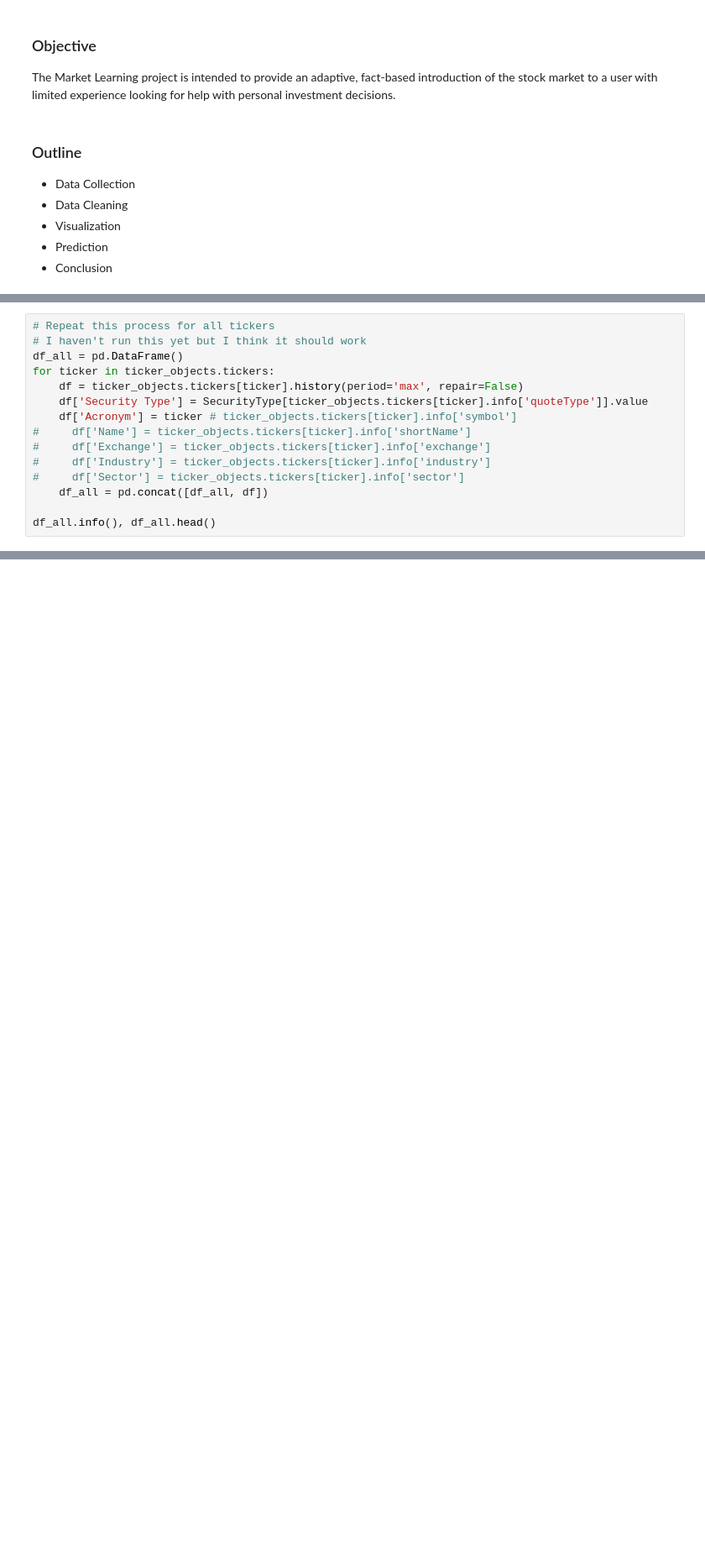
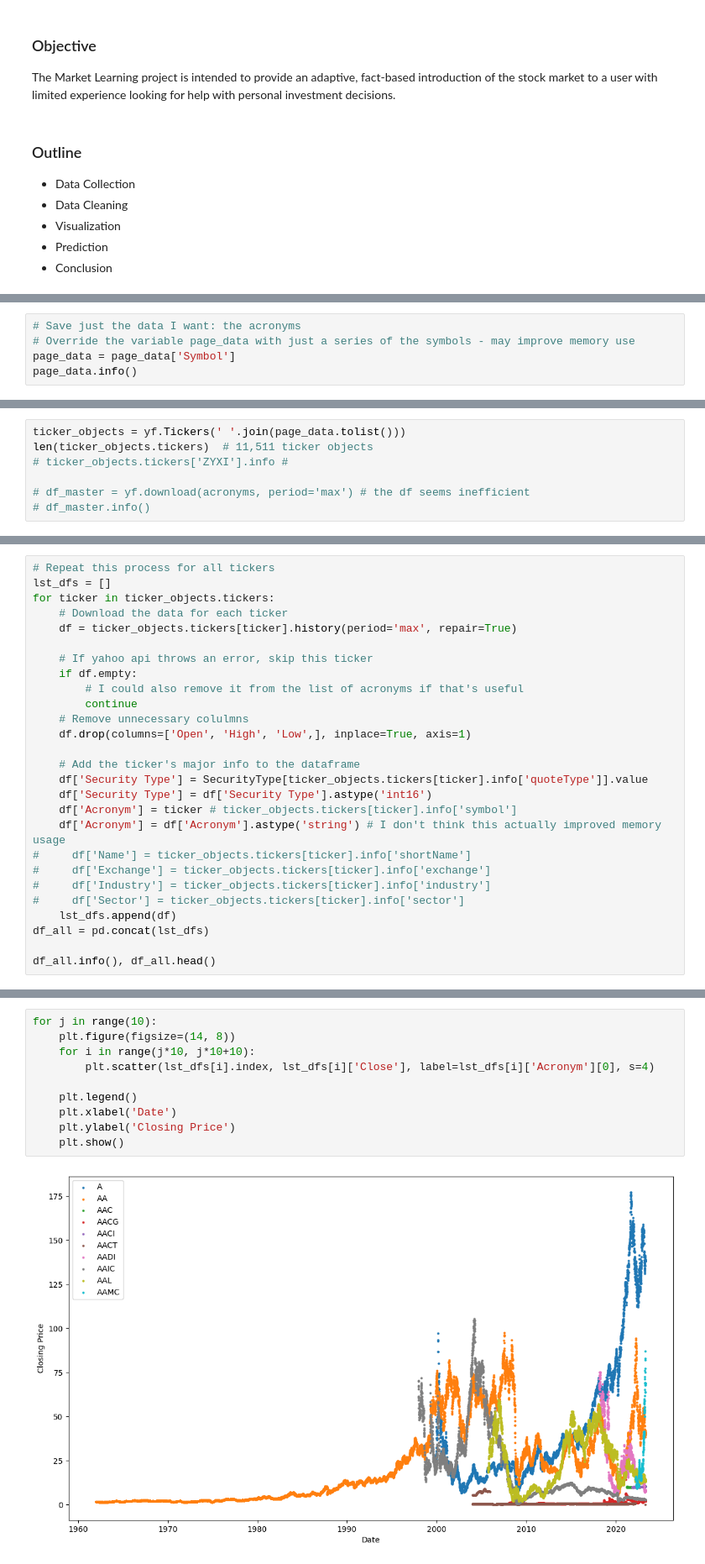
Before and after one commit to n-ghosh/Market-Learning, a Jupyter notebook: market_learning.ipynb, the cells around one changed output, grey strips where cells are left out. Shown at 84% size. Cells and saved outputs as stored; diff of their text form; blank space fills up the shorter version.

```diff
--- a/market_learning.ipynb
+++ b/market_learning.ipynb
@@ -73,0 +107,5 @@ ticker_objects.tickers['AAPL'].info
+# %%
+# Save just the data I want: the acronyms
+# Override the variable page_data with just a series of the symbols - may improve memory use
+page_data = page_data['Symbol']
+page_data.info()
@@ -73,0 +121,7 @@ ticker_objects.tickers['AAPL'].info
+# %%
+ticker_objects = yf.Tickers(' '.join(page_data.tolist()))
+len(ticker_objects.tickers)  # 11,511 ticker objects
+# ticker_objects.tickers['ZYXI'].info #
+
+# df_master = yf.download(acronyms, period='max') # the df seems inefficient
+# df_master.info()
@@ -101,16 +176,28 @@ class SecurityType(Enum):
 # %%
 # Repeat this process for all tickers
-# I haven't run this yet but I think it should work
-df_all = pd.DataFrame()
+lst_dfs = []
 for ticker in ticker_objects.tickers:
-    df = ticker_objects.tickers[ticker].history(period='max', repair=False)
+    # Download the data for each ticker
+    df = ticker_objects.tickers[ticker].history(period='max', repair=True)
+
+    # If yahoo api throws an error, skip this ticker
+    if df.empty:
+        # I could also remove it from the list of acronyms if that's useful
+        continue
+    # Remove unnecessary colulmns
+    df.drop(columns=['Open', 'High', 'Low',], inplace=True, axis=1)
+
+    # Add the ticker's major info to the dataframe
     df['Security Type'] = SecurityType[ticker_objects.tickers[ticker].info['quoteType']].value
+    df['Security Type'] = df['Security Type'].astype('int16')
     df['Acronym'] = ticker # ticker_objects.tickers[ticker].info['symbol']
+    df['Acronym'] = df['Acronym'].astype('string') # I don't think this actually improved memory usage
 #     df['Name'] = ticker_objects.tickers[ticker].info['shortName']
 #     df['Exchange'] = ticker_objects.tickers[ticker].info['exchange']
 #     df['Industry'] = ticker_objects.tickers[ticker].info['industry']
 #     df['Sector'] = ticker_objects.tickers[ticker].info['sector']
-    df_all = pd.concat([df_all, df])
+    lst_dfs.append(df)
+df_all = pd.concat(lst_dfs)
 
 df_all.info(), df_all.head()
 # %% [output]
@@ -150,0 +305,12 @@ memory usage: 147.6+ MB
+# %%
+for j in range(10):
+    plt.figure(figsize=(14, 8))
+    for i in range(j*10, j*10+10):
+        plt.scatter(lst_dfs[i].index, lst_dfs[i]['Close'], label=lst_dfs[i]['Acronym'][0], s=4)
+
+    plt.legend()
+    plt.xlabel('Date')
+    plt.ylabel('Closing Price')
+    plt.show()
+# %% [output]
+[figure, added]
```
Also changed, not shown: parts of 23 cells of this notebook.
